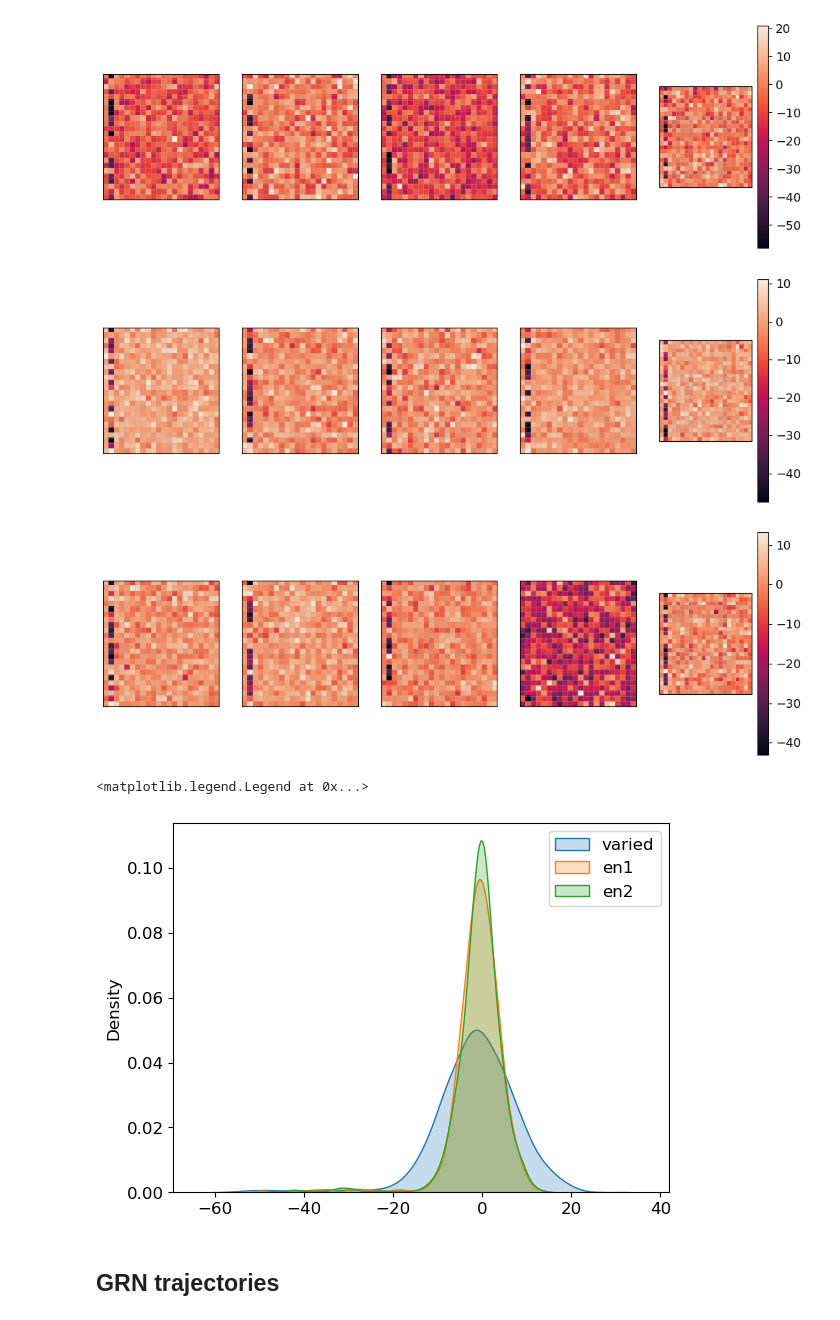
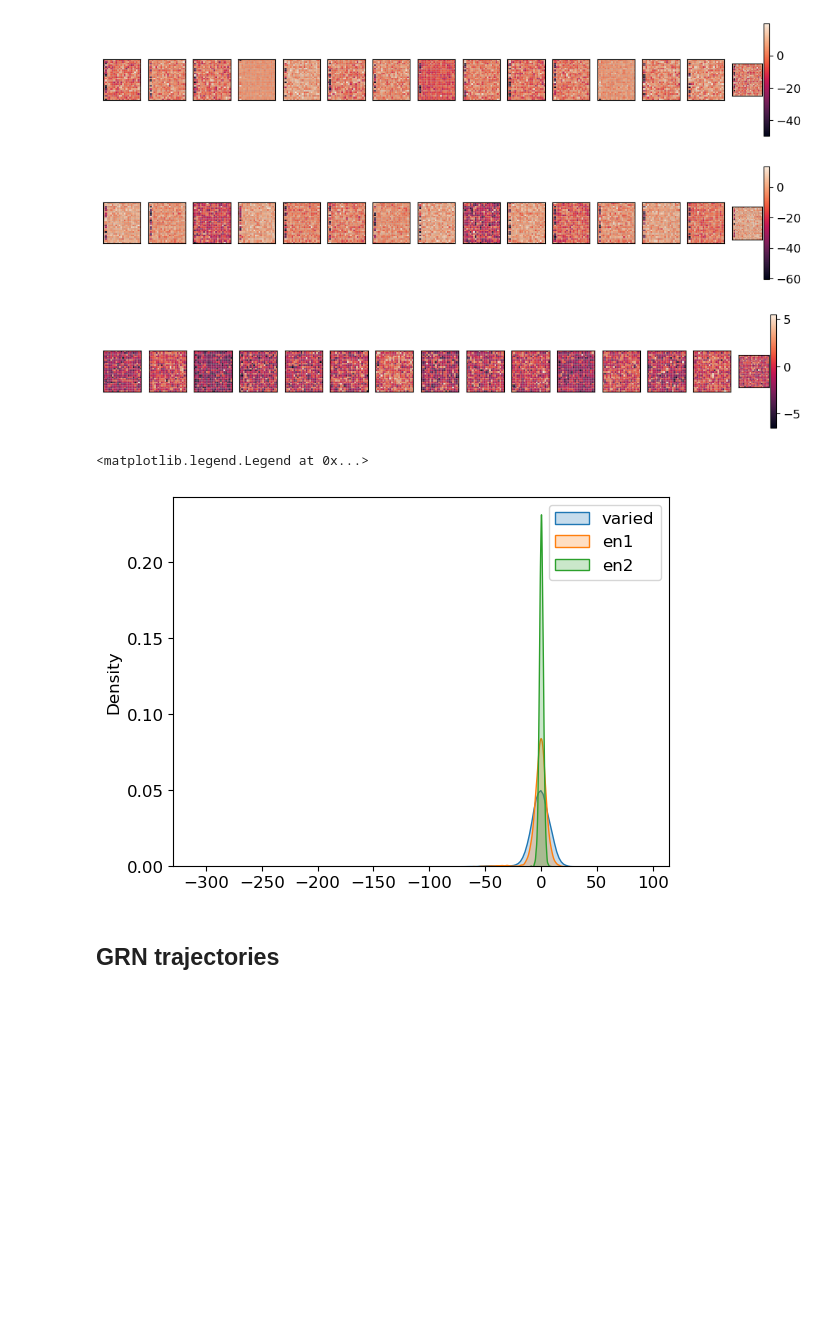
Before and after one commit to Cpetak/CA_GRN2, a Jupyter notebook: variable_grnweights.ipynb, the cells around one changed output. Saved outputs shown, nothing was run; the diff lists cells and outputs as text; code cells hidden in the pictures; blank space fills up the shorter version.

```diff
--- a/variable_grnweights.ipynb
+++ b/variable_grnweights.ipynb
@@ -9,12 +9,12 @@ from sklearn.manifold import MDS
 from scipy.interpolate import interp1d
 import helper
 # %%
-root="results_new_rules"
+root="~/scratch/detailed_save"
 
 # Load GRN
 
 # Parameters
-rule = 70
+rule = 94
 grn_size = 22
 num_cells = 22
 dev_steps = 22
@@ -26,7 +26,7 @@ try_seedints = [69904,149796,1024, 4147842,1238860,2481300]
 all_targs=[]
 for s in try_seedints:
     random_grns=np.random.randn(5, grn_size+2, grn_size).astype(np.float64)
-    targets, phenos, fitnesses = helper.get_pop_TPF(random_grns, len(random_grns), num_cells, grn_size, dev_steps, geneid, rule, s)
+    targets, phenos, fitnesses = helper.get_pop_TPF(random_grns, len(random_grns), num_cells, grn_size, dev_steps, geneid, rule, s, s)
     all_targs.append(targets)
 
 #Check GRNs from the last generation
@@ -74,7 +74,7 @@ fig, axs = plt.subplots(6, 4, figsize=(6, 8), sharex=True, sharey=True)
 
 plt.rcParams.update({"font.size": 12})
 
-rep_id=0
+rep_id=8 #8 for 94, 2 for 102
 
 for i in range(6):#looping through seeds
     helper.imshow_ca(all_targs[i], ax=axs[i,0])
@@ -99,25 +99,25 @@ Text(0, 0.5, 'Unseen')
 # %%
-fig, axs = plt.subplots(ncols=5, nrows = 1, figsize=(12, 4))
+fig, axs = plt.subplots(ncols=15, nrows = 1, figsize=(12, 4))
 for i,g in enumerate(varied_genos):
     im = helper.imshow_ca(g, ax=axs[i])
     if i == len(varied_genos)-1:
         fig.colorbar(im, ax=axs[-1])
 
-fig, axs = plt.subplots(ncols=5, nrows = 1, figsize=(12, 4))
+fig, axs = plt.subplots(ncols=15, nrows = 1, figsize=(12, 4))
 for i,g in enumerate(env1_genos):
     im = helper.imshow_ca(g, ax=axs[i])
     if i == len(env1_genos)-1:
         fig.colorbar(im, ax=axs[-1])
 
-fig, axs = plt.subplots(ncols=5, nrows = 1, figsize=(12, 4))
+fig, axs = plt.subplots(ncols=15, nrows = 1, figsize=(12, 4))
 for i,g in enumerate(env2_genos):
     im = helper.imshow_ca(g, ax=axs[i])
     if i == len(env2_genos)-1:
         fig.colorbar(im, ax=axs[-1])
 # %% [output]
-[figure, old version]
+[figure, new version]
-[figure, old version]
+[figure, new version]
-[figure, old version]
+[figure, new version]
 # %%
 warnings.simplefilter(action='ignore', category=FutureWarning)
 labels = ["varied", "en1", "en2"]
@@ -130,7 +130,7 @@ for l, t in enumerate([varied_genos, env1_genos, env2_genos]):
 plt.legend()
 # %% [output]
 <matplotlib.legend.Legend at 0x...>
-[figure, old version]
+[figure, new version]
 # %% [markdown]
 ## GRN trajectories
 # %%
```
Also changed, not shown: parts of 12 cells of this notebook, 7 other files.
